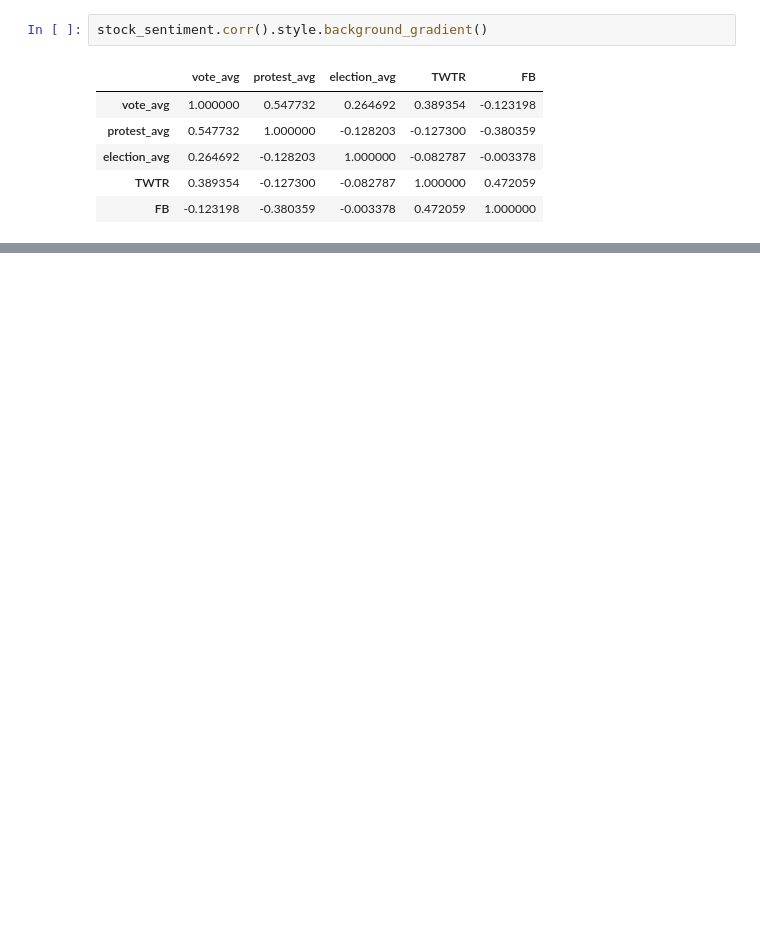
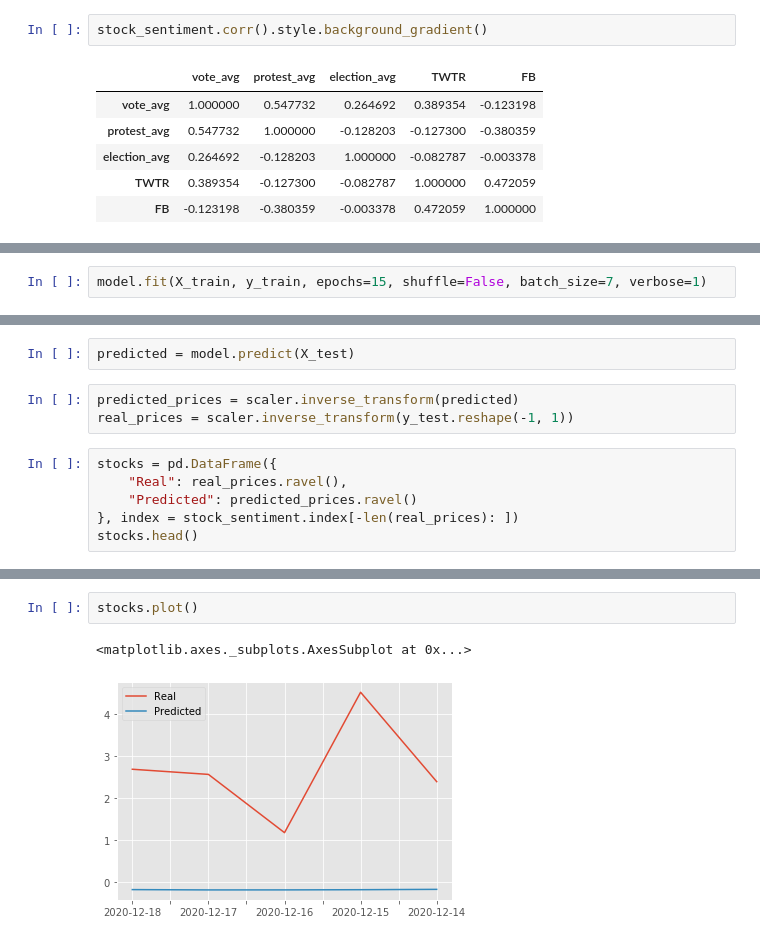
Before and after one commit to Flower67/SinkorSwim, a Jupyter notebook: news_sentiments.ipynb, the cells around one changed output, grey strips where cells are left out. Cells and saved outputs as stored; diff of their text form; blank space fills up the shorter version.

```diff
--- a/news_sentiments.ipynb
+++ b/news_sentiments.ipynb
@@ -150,0 +256,2 @@ X_test_scaled = scaler.transform(X_test)
+# %%
+model.fit(X_train, y_train, epochs=15, shuffle=False, batch_size=7, verbose=1)
@@ -150,0 +282,11 @@ X_test_scaled = scaler.transform(X_test)
+# %%
+predicted = model.predict(X_test)
+# %%
+predicted_prices = scaler.inverse_transform(predicted)
+real_prices = scaler.inverse_transform(y_test.reshape(-1, 1))
+# %%
+stocks = pd.DataFrame({
+    "Real": real_prices.ravel(),
+    "Predicted": predicted_prices.ravel()
+}, index = stock_sentiment.index[-len(real_prices): ])
+stocks.head()
@@ -150,0 +300,5 @@ X_test_scaled = scaler.transform(X_test)
+# %%
+stocks.plot()
+# %% [output]
+<matplotlib.axes._subplots.AxesSubplot at 0x...>
+[figure, added]
```
Also changed, not shown: parts of 18 cells of this notebook, 9 other files.
